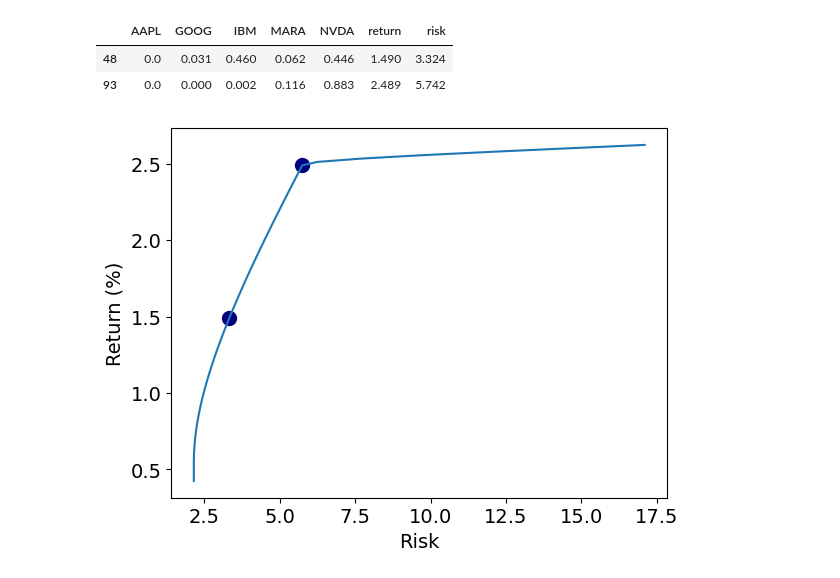
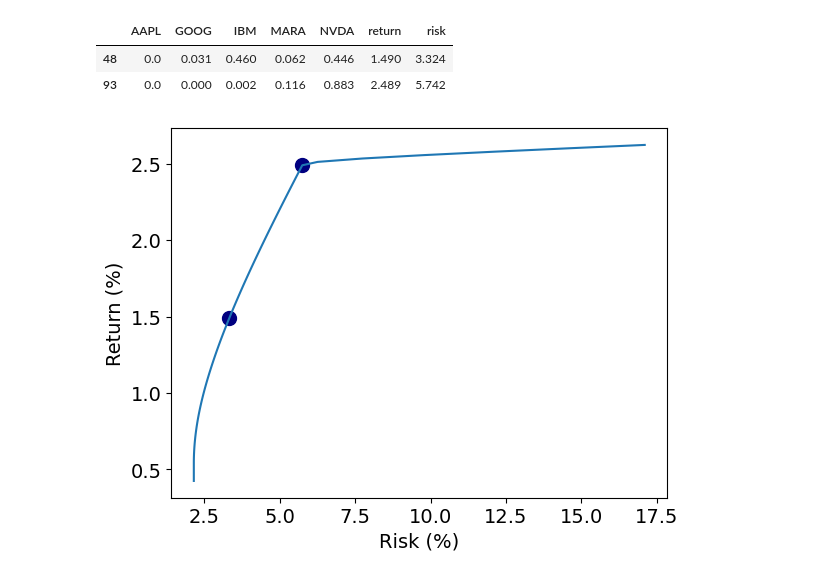
Before and after one commit to yangrchen/blue5-spring-one-homework, a Jupyter notebook: optimization_project/yang_2.ipynb, the cells around one changed output. Saved outputs shown, nothing was run; the diff lists cells and outputs as text; code cells hidden in the pictures.

```diff
--- a/optimization_project/yang_2.ipynb
+++ b/optimization_project/yang_2.ipynb
@@ -122,10 +122,10 @@ props_pd.iloc[[low_portfolio, high_portfolio]].round(3)
 | 93 | 0.0 | 0.000 | 0.002 | 0.116 | 0.883 | 2.489 | 5.742 |
 # %%
 plt.rcParams.update({"font.size": 14})
-plt.xlabel("Risk")
+plt.xlabel("Risk (%)")
 plt.plot(risks, returns)
 plt.scatter([5.742, 3.324], [2.489, 1.490], color='navy', marker='o', s=100)
 plt.ylabel("Return (%)")
 plt.show()
 # %% [output]
-[figure, old version]
+[figure, new version]
```
Also changed, not shown: parts of 1 cell of this notebook, 2 other files.
